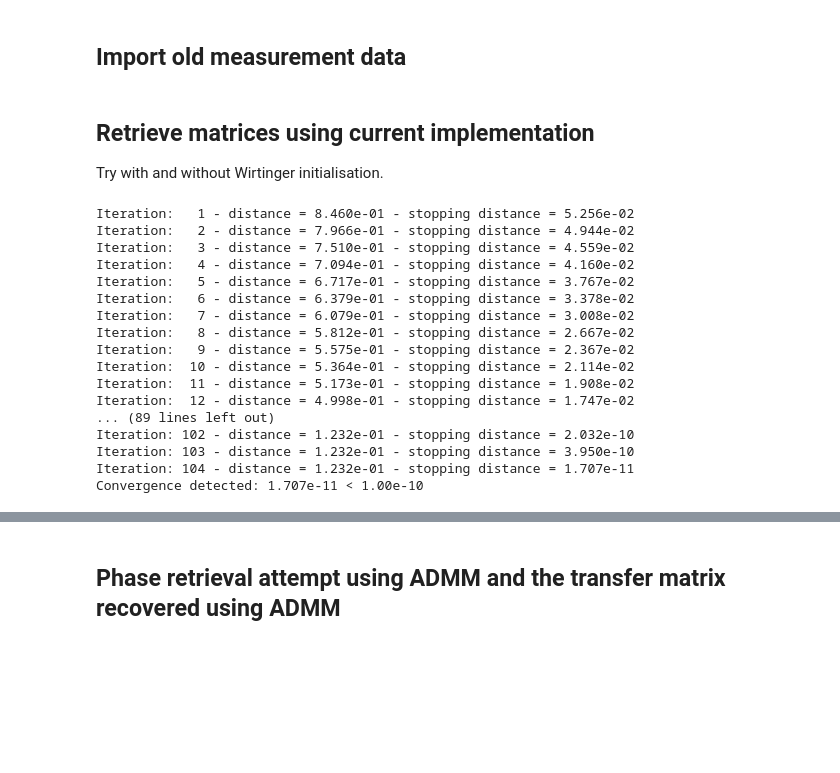
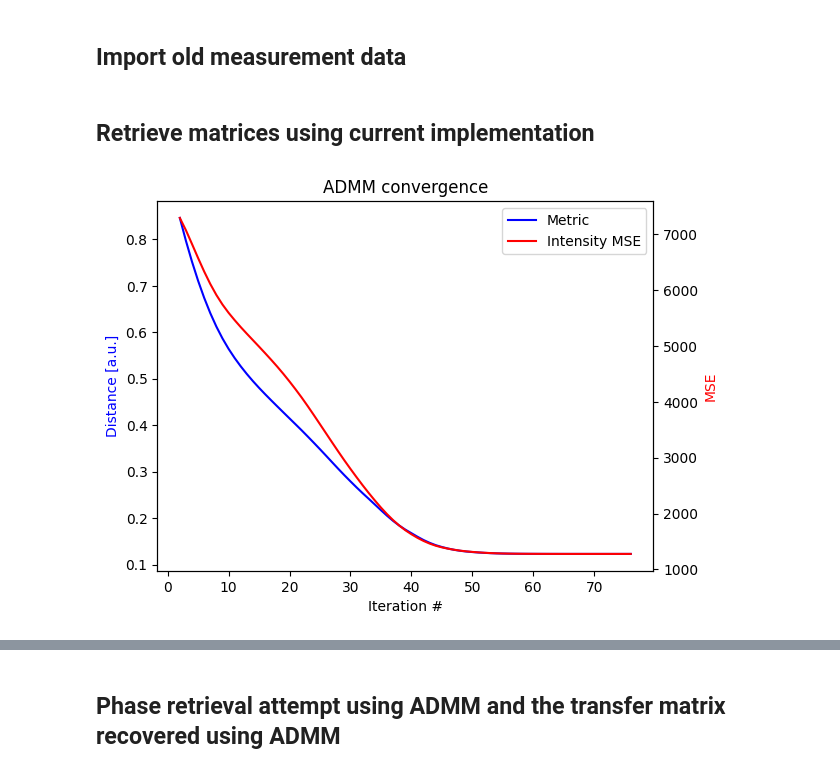
Before and after one commit to jysru/pim_methods, a Jupyter notebook: check_admm_diffuser.ipynb, the cells around one changed output, grey strips where cells are left out. Drawn from its saved outputs; the diff is of its cells as text; code cells hidden in the pictures; blank space fills up the shorter version.

```diff
--- a/check_admm_diffuser.ipynb
+++ b/check_admm_diffuser.ipynb
@@ -28,30 +29,9 @@ B = np.sqrt(B)
 X = result['XkNorm']
 # %% [markdown]
 ## Retrieve matrices using current implementation
-
-Try with and without Wirtinger initialisation.
-# %%
-# Tolerance criterion has to be adjusted to be realistic and ensure the convergence
-X1 = admm_tmr(A, B, rho=1, max_iter=1000, max_inner_iter=100, tol=1e-10, lr=1e-2, verbose=1, device='cuda')
-X1 = X1.cpu().detach().numpy()
-
-# Normalize retrieved matrix
-X1 = np.abs(X1) / np.max(np.abs(X1)) * np.exp(1j * (np.angle(X1) - np.angle(X1[0, :])))
-# %% [output]
-Iteration:   1 - distance = 8.460e-01 - stopping distance = 5.256e-02
-Iteration:   2 - distance = 7.966e-01 - stopping distance = 4.944e-02
-Iteration:   3 - distance = 7.510e-01 - stopping distance = 4.559e-02
-Iteration:   4 - distance = 7.094e-01 - stopping distance = 4.160e-02
-Iteration:   5 - distance = 6.717e-01 - stopping distance = 3.767e-02
-Iteration:   6 - distance = 6.379e-01 - stopping distance = 3.378e-02
-Iteration:   7 - distance = 6.079e-01 - stopping distance = 3.008e-02
-Iteration:   8 - distance = 5.812e-01 - stopping distance = 2.667e-02
-Iteration:   9 - distance = 5.575e-01 - stopping distance = 2.367e-02
-Iteration:  10 - distance = 5.364e-01 - stopping distance = 2.114e-02
-Iteration:  11 - distance = 5.173e-01 - stopping distance = 1.908e-02
-Iteration:  12 - distance = 4.998e-01 - stopping distance = 1.747e-02
-... (89 lines left out)
-Iteration: 102 - distance = 1.232e-01 - stopping distance = 2.032e-10
-Iteration: 103 - distance = 1.232e-01 - stopping distance = 3.950e-10
-Iteration: 104 - distance = 1.232e-01 - stopping distance = 1.707e-11
-Convergence detected: 1.707e-11 < 1.00e-10
+# %%
+runner = TMR(A, B, verbose=False, device='cuda')
+runner.run_admm(max_iter=100, lr=1e-2, tol=1e-7, rho=1)
+runner.show_results()
+# %% [output]
+[figure, added]
```
Also changed, not shown: parts of 5 cells of this notebook, 3 other files.
